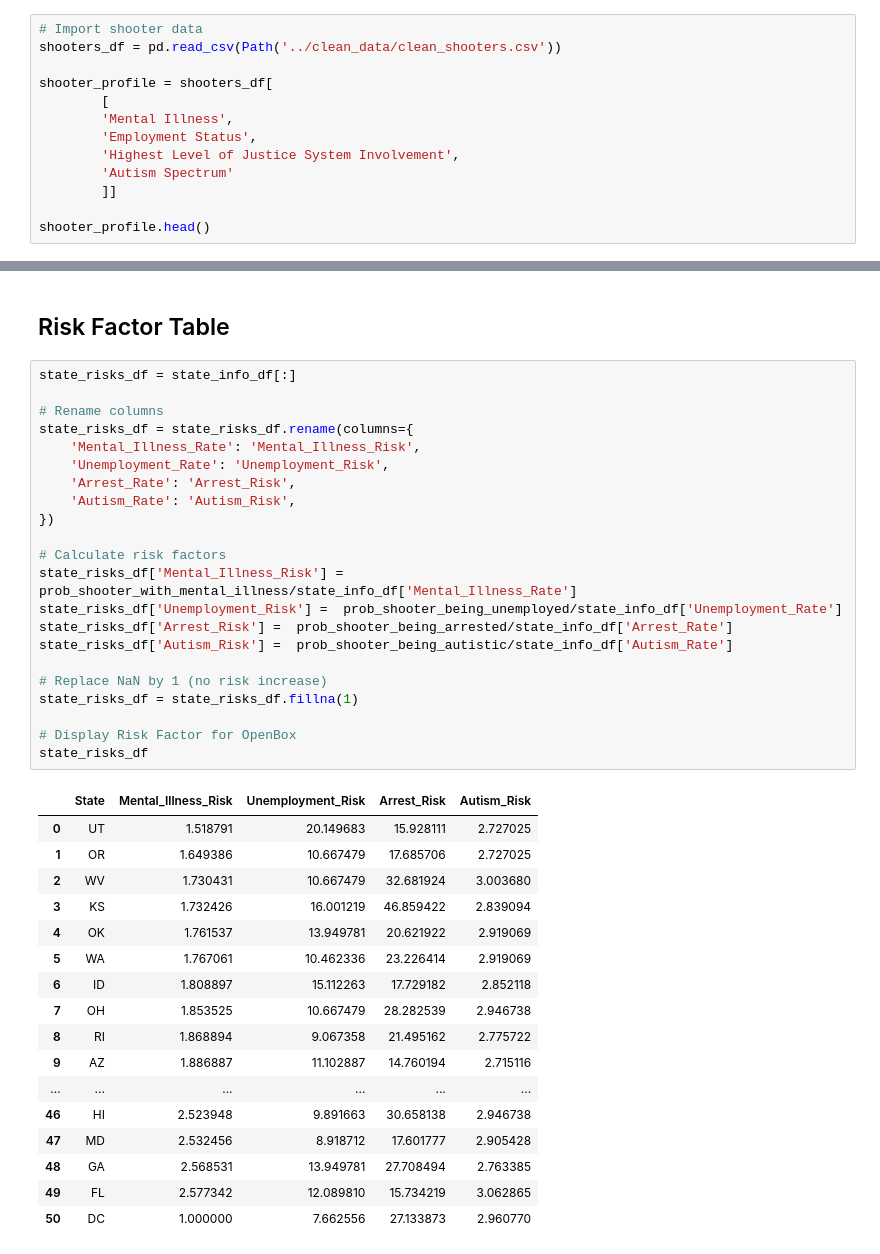
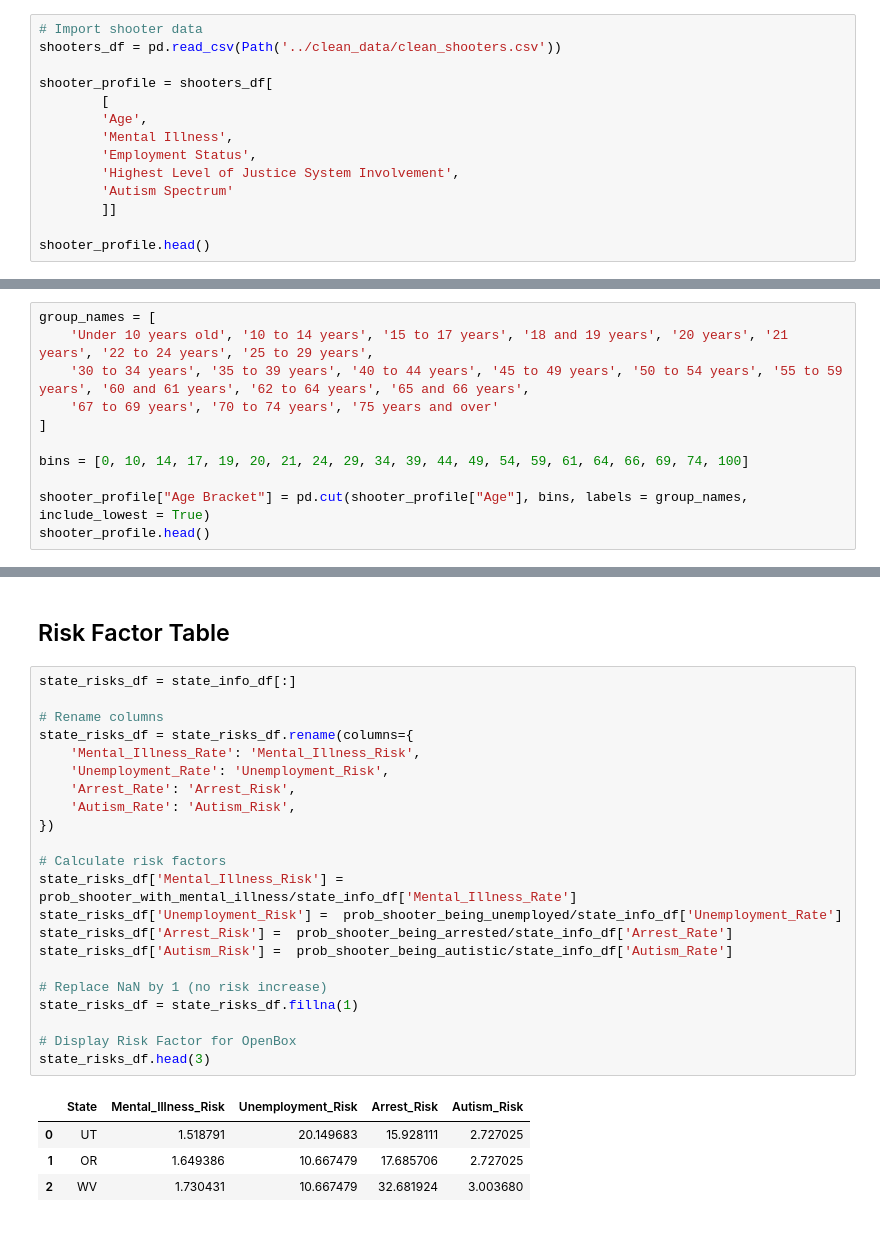
Before and after one commit to benoitchamot/Shootings, a Jupyter notebook: Model/Model_Statistical.ipynb, the cells around one changed output, grey strips where cells are left out. Saved outputs shown, nothing was run; the diff lists cells and outputs as text.

```diff
--- a/Model/Model_Statistical.ipynb
+++ b/Model/Model_Statistical.ipynb
@@ -58,6 +58,7 @@ shooters_df = pd.read_csv(Path('../clean_data/clean_shooters.csv'))
 
 shooter_profile = shooters_df[
         [
+        'Age',
         'Mental Illness',
         'Employment Status',
         'Highest Level of Justice System Involvement',
@@ -81,0 +76,11 @@ stat_df
+# %%
+group_names = [
+    'Under 10 years old', '10 to 14 years', '15 to 17 years', '18 and 19 years', '20 years', '21 years', '22 to 24 years', '25 to 29 years',
+    '30 to 34 years', '35 to 39 years', '40 to 44 years', '45 to 49 years', '50 to 54 years', '55 to 59 years', '60 and 61 years', '62 to 64 years', '65 and 66 years',
+    '67 to 69 years', '70 to 74 years', '75 years and over'
+]
+
+bins = [0, 10, 14, 17, 19, 20, 21, 24, 29, 34, 39, 44, 49, 54, 59, 61, 64, 66, 69, 74, 100]
+
+shooter_profile["Age Bracket"] = pd.cut(shooter_profile["Age"], bins, labels = group_names, include_lowest = True)
+shooter_profile.head()
@@ -241,40 +253,27 @@ state_info_df.head()
 # %%
 state_risks_df = state_info_df[:]
 
 # Rename columns
 state_risks_df = state_risks_df.rename(columns={
     'Mental_Illness_Rate': 'Mental_Illness_Risk',
     'Unemployment_Rate': 'Unemployment_Risk',
     'Arrest_Rate': 'Arrest_Risk',
     'Autism_Rate': 'Autism_Risk',
 })
 
 # Calculate risk factors
 state_risks_df['Mental_Illness_Risk'] = prob_shooter_with_mental_illness/state_info_df['Mental_Illness_Rate']
 state_risks_df['Unemployment_Risk'] =  prob_shooter_being_unemployed/state_info_df['Unemployment_Rate']
 state_risks_df['Arrest_Risk'] =  prob_shooter_being_arrested/state_info_df['Arrest_Rate']
 state_risks_df['Autism_Risk'] =  prob_shooter_being_autistic/state_info_df['Autism_Rate']
 
 # Replace NaN by 1 (no risk increase)
 state_risks_df = state_risks_df.fillna(1)
 
 # Display Risk Factor for OpenBox
-state_risks_df
+state_risks_df.head(3)
 # %% [output]
 |  | State | Mental_Illness_Risk | Unemployment_Risk | Arrest_Risk | Autism_Risk |
 | 0 | UT | 1.518791 | 20.149683 | 15.928111 | 2.727025 |
 | 1 | OR | 1.649386 | 10.667479 | 17.685706 | 2.727025 |
 | 2 | WV | 1.730431 | 10.667479 | 32.681924 | 3.003680 |
-| 3 | KS | 1.732426 | 16.001219 | 46.859422 | 2.839094 |
-| 4 | OK | 1.761537 | 13.949781 | 20.621922 | 2.919069 |
-| 5 | WA | 1.767061 | 10.462336 | 23.226414 | 2.919069 |
-| 6 | ID | 1.808897 | 15.112263 | 17.729182 | 2.852118 |
-| 7 | OH | 1.853525 | 10.667479 | 28.282539 | 2.946738 |
-| 8 | RI | 1.868894 | 9.067358 | 21.495162 | 2.775722 |
-| 9 | AZ | 1.886887 | 11.102887 | 14.760194 | 2.715116 |
-| ... | ... | ... | ... | ... | ... |
-| 46 | HI | 2.523948 | 9.891663 | 30.658138 | 2.946738 |
-| 47 | MD | 2.532456 | 8.918712 | 17.601777 | 2.905428 |
-| 48 | GA | 2.568531 | 13.949781 | 27.708494 | 2.763385 |
-| 49 | FL | 2.577342 | 12.089810 | 15.734219 | 3.062865 |
-| 50 | DC | 1.000000 | 7.662556 | 27.133873 | 2.960770 |
```
Also changed, not shown: parts of 18 cells of this notebook, 3 other files.
